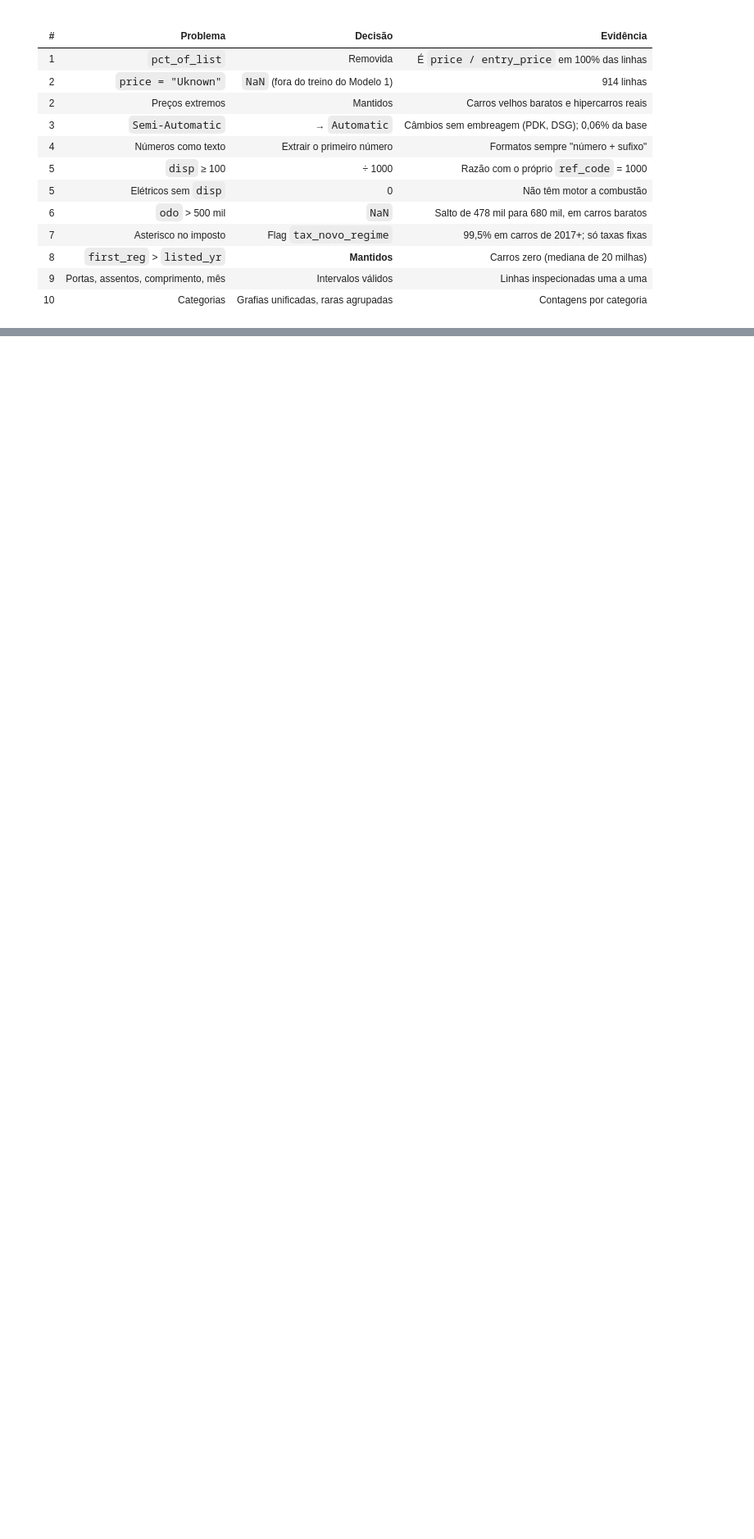
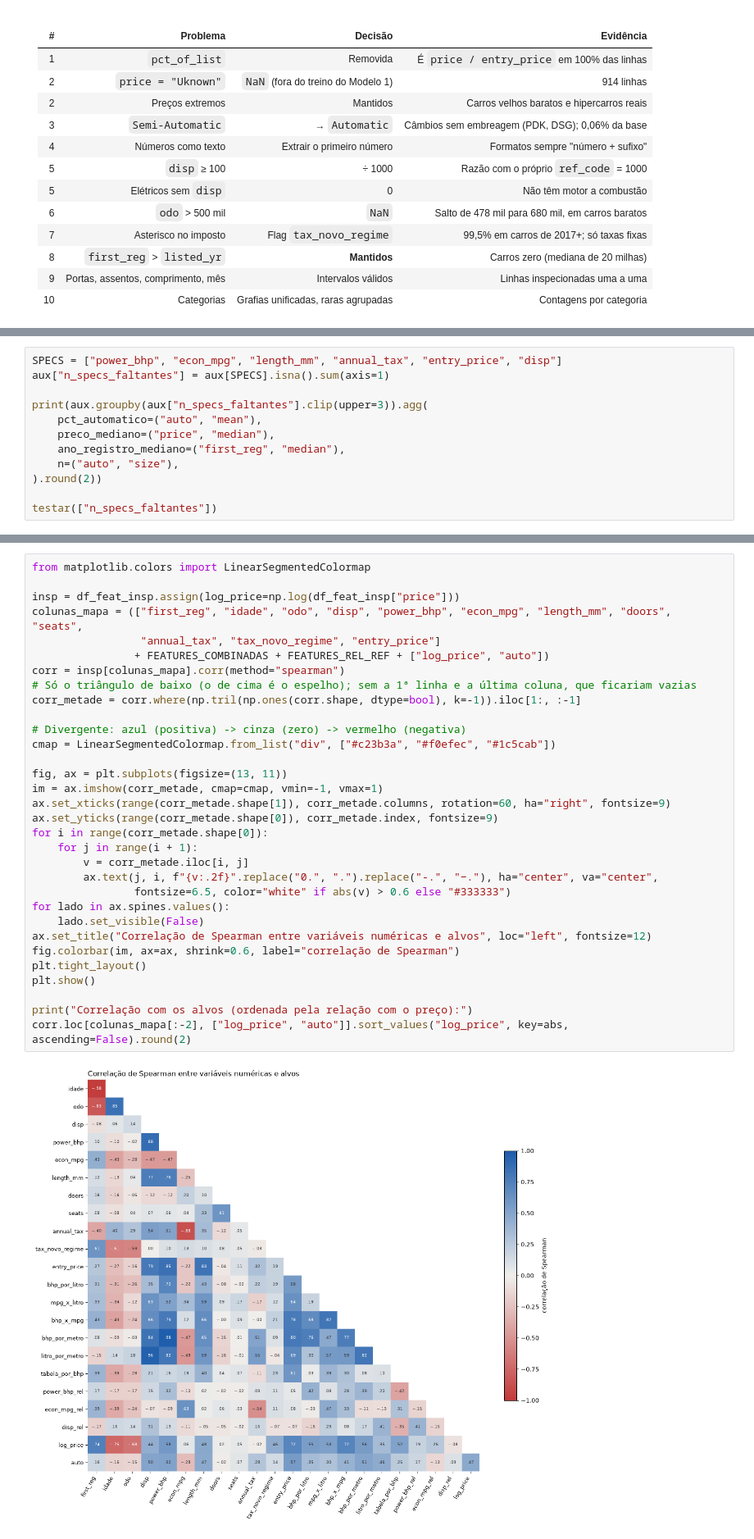
Before and after one commit to antoniosdiass-coder/projeto1, a Jupyter notebook: projeto1.ipynb, the cells around one changed output, grey strips where cells are left out. Shown at 82% size. Cells and saved outputs as stored; diff of their text form; blank space fills up the shorter version.

```diff
--- a/projeto1.ipynb
+++ b/projeto1.ipynb
@@ -1014,0 +1459,12 @@ combustível novo virou: ['Other']
+# %%
+SPECS = ["power_bhp", "econ_mpg", "length_mm", "annual_tax", "entry_price", "disp"]
+aux["n_specs_faltantes"] = aux[SPECS].isna().sum(axis=1)
+
+print(aux.groupby(aux["n_specs_faltantes"].clip(upper=3)).agg(
+    pct_automatico=("auto", "mean"),
+    preco_mediano=("price", "median"),
+    ano_registro_mediano=("first_reg", "median"),
+    n=("auto", "size"),
+).round(2))
+
+testar(["n_specs_faltantes"])
@@ -1014,0 +1750,34 @@ combustível novo virou: ['Other']
+# %%
+from matplotlib.colors import LinearSegmentedColormap
+
+insp = df_feat_insp.assign(log_price=np.log(df_feat_insp["price"]))
+colunas_mapa = (["first_reg", "idade", "odo", "disp", "power_bhp", "econ_mpg", "length_mm", "doors", "seats",
+                 "annual_tax", "tax_novo_regime", "entry_price"]
+                + FEATURES_COMBINADAS + FEATURES_REL_REF + ["log_price", "auto"])
+corr = insp[colunas_mapa].corr(method="spearman")
+# Só o triângulo de baixo (o de cima é o espelho); sem a 1ª linha e a última coluna, que ficariam vazias
+corr_metade = corr.where(np.tril(np.ones(corr.shape, dtype=bool), k=-1)).iloc[1:, :-1]
+
+# Divergente: azul (positiva) -> cinza (zero) -> vermelho (negativa)
+cmap = LinearSegmentedColormap.from_list("div", ["#c23b3a", "#f0efec", "#1c5cab"])
+
+fig, ax = plt.subplots(figsize=(13, 11))
+im = ax.imshow(corr_metade, cmap=cmap, vmin=-1, vmax=1)
+ax.set_xticks(range(corr_metade.shape[1]), corr_metade.columns, rotation=60, ha="right", fontsize=9)
+ax.set_yticks(range(corr_metade.shape[0]), corr_metade.index, fontsize=9)
+for i in range(corr_metade.shape[0]):
+    for j in range(i + 1):
+        v = corr_metade.iloc[i, j]
+        ax.text(j, i, f"{v:.2f}".replace("0.", ".").replace("-.", "−."), ha="center", va="center",
+                fontsize=6.5, color="white" if abs(v) > 0.6 else "#333333")
+for lado in ax.spines.values():
+    lado.set_visible(False)
+ax.set_title("Correlação de Spearman entre variáveis numéricas e alvos", loc="left", fontsize=12)
+fig.colorbar(im, ax=ax, shrink=0.6, label="correlação de Spearman")
+plt.tight_layout()
+plt.show()
+
+print("Correlação com os alvos (ordenada pela relação com o preço):")
+corr.loc[colunas_mapa[:-2], ["log_price", "auto"]].sort_values("log_price", key=abs, ascending=False).round(2)
+# %% [output]
+[figure, added]
```
Also changed, not shown: parts of 52 cells of this notebook.
